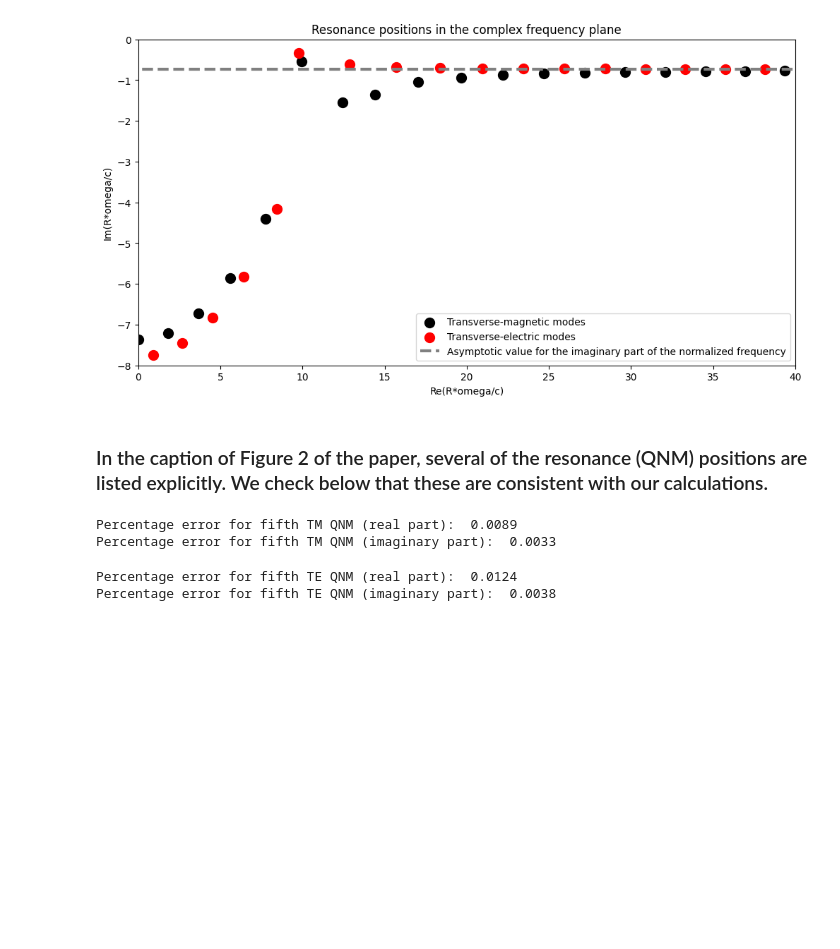
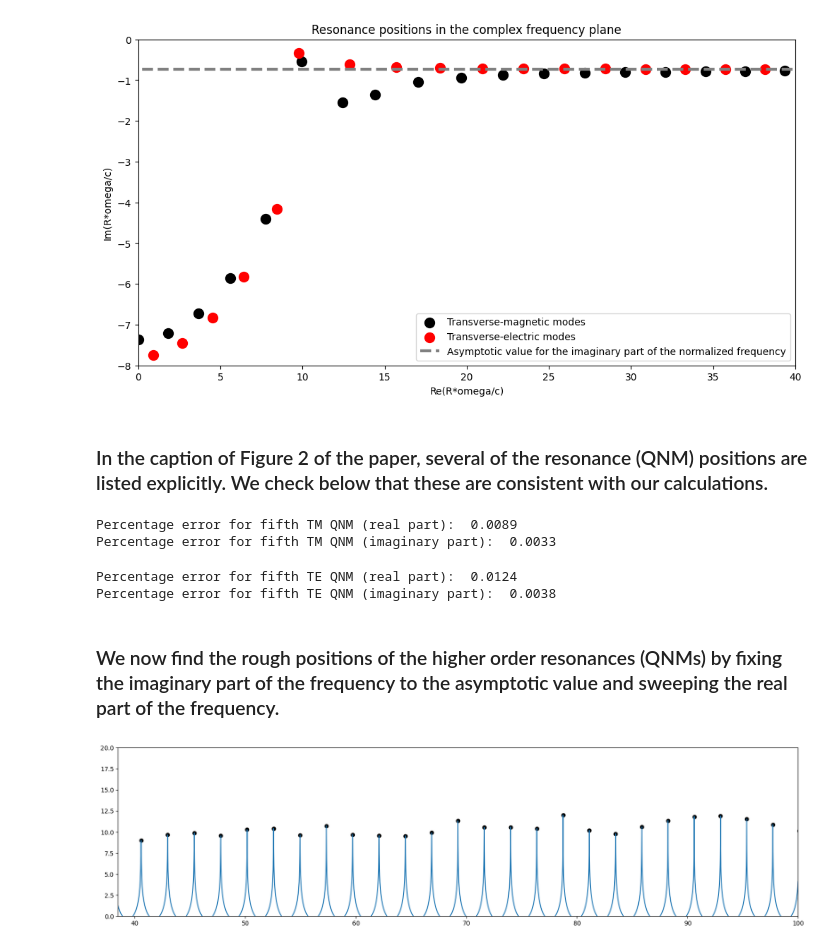
Before and after one commit to AliGhorashiCMT/Coherent-Perfect-Absorption, a Jupyter notebook: spheres/Leung and Pang paper.ipynb, the cells around one changed output. Drawn from its saved outputs; the diff is of its cells as text; code cells hidden in the pictures; blank space fills up the shorter version.

```diff
--- a/spheres/Leung and Pang paper.ipynb
+++ b/spheres/Leung and Pang paper.ipynb
@@ -139,3 +141,20 @@ print("Percentage error for fifth TE QNM (imaginary part): ", te_percentage_erro
 # %% [output]
 Percentage error for fifth TE QNM (real part):  0.0124
 Percentage error for fifth TE QNM (imaginary part):  0.0038
+# %% [markdown]
+### We now find the rough positions of the higher order resonances (QNMs) by fixing the imaginary part of the frequency to the asymptotic value and sweeping the real part of the frequency.
+# %%
+N_asymptotic = 1000000
+x_asymptotic = linspace(38.5, 10000, N_asymptotic)
+s_arr_te_asymptotic = h_r_cpa(l, x_asymptotic+1j*omega_imag_asymptotic, n**2) # Scattering coefficients for the TE channel
+omega_real_asymptotic_indices = find_peaks(np.abs(s_arr_te_asymptotic)**2)[0]
+omega_real_asymptotic_v = x_asymptotic[omega_real_asymptotic_indices];
+# %%
+fig, ax = plt.subplots(figsize=(20, 5))
+qnm_condition = np.log(np.abs(s_arr_te_asymptotic)**2)
+ax.plot(x_asymptotic, qnm_condition )
+ax.scatter(omega_real_asymptotic_v, qnm_condition[omega_real_asymptotic_indices], color="black");
+ax.set_xlim(x_asymptotic.min(), 100) # If we go to the maximum it's just too much
+ax.set_ylim(0, 20);
+# %% [output]
+[figure, added]
```
Also changed, not shown: parts of 6 cells of this notebook.
